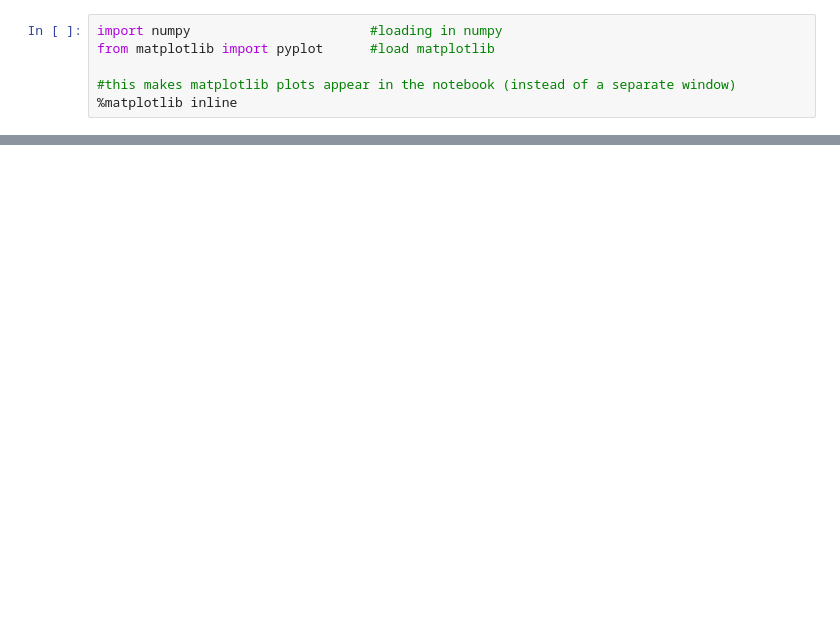
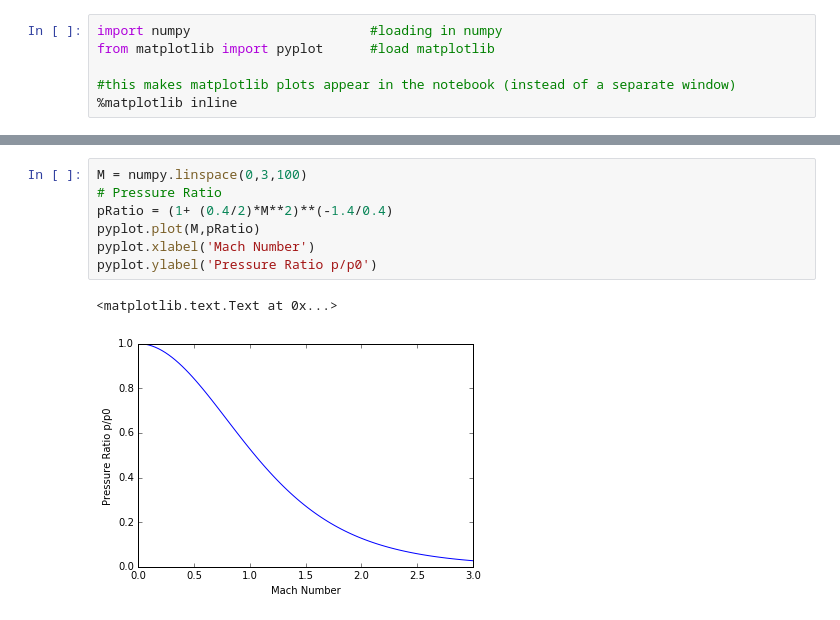
Before and after one commit to bjreddish/CFD, a Jupyter notebook: nozzleFlow/nozzleFlowCFD.ipynb, the cells around one changed output, grey strips where cells are left out. Saved outputs shown, nothing was run; the diff lists cells and outputs as text; blank space fills up the shorter version.

```diff
--- a/nozzleFlow/nozzleFlowCFD.ipynb
+++ b/nozzleFlow/nozzleFlowCFD.ipynb
@@ -57,0 +60,10 @@ M = numpy.ones(100)
+# %%
+M = numpy.linspace(0,3,100)
+# Pressure Ratio
+pRatio = (1+ (0.4/2)*M**2)**(-1.4/0.4)
+pyplot.plot(M,pRatio)
+pyplot.xlabel('Mach Number')
+pyplot.ylabel('Pressure Ratio p/p0')
+# %% [output]
+<matplotlib.text.Text at 0x...>
+[figure, added]
```
Also changed, not shown: parts of 5 cells of this notebook.
